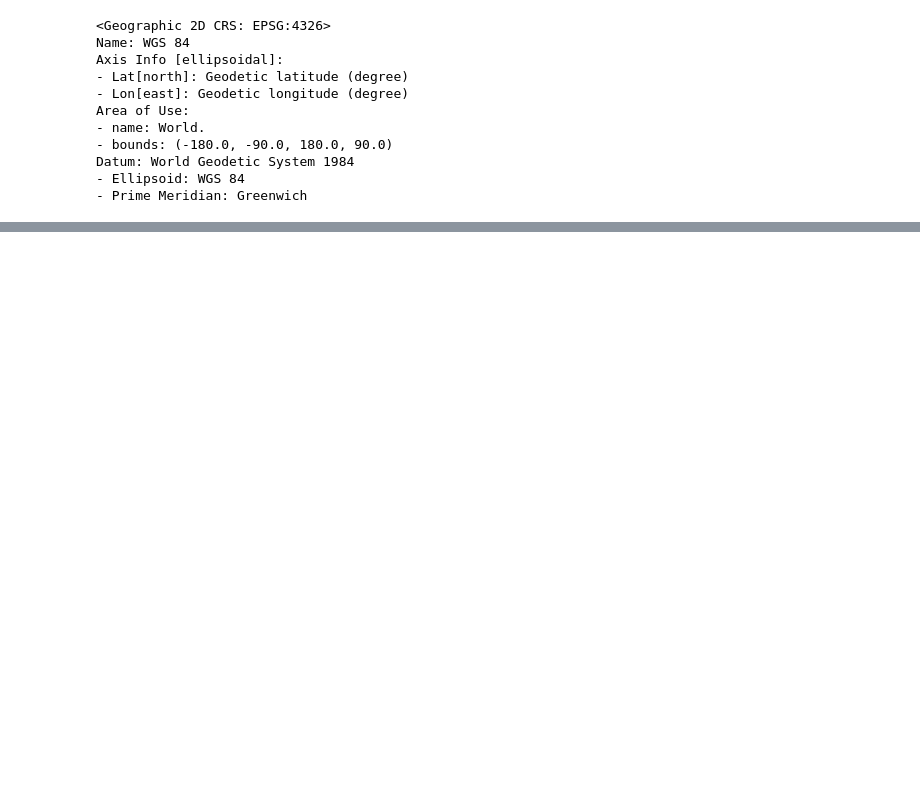
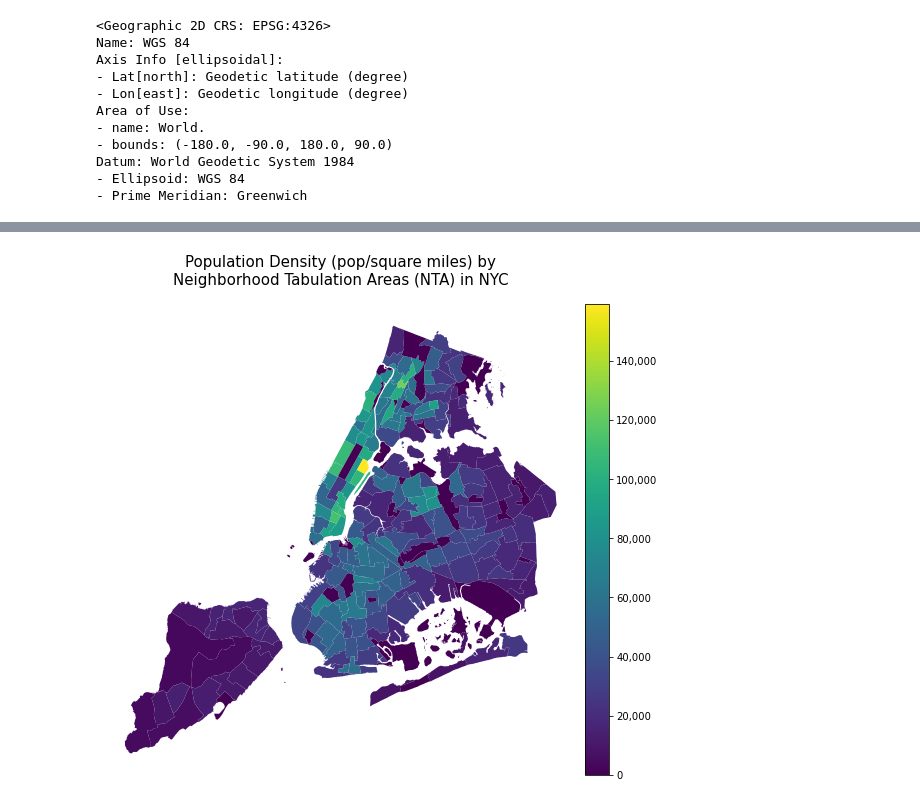
Before and after one commit to Nnyeka/Spatial_Analysis_with_Python, a Jupyter notebook: geospatial_analysis_mapping.ipynb, the cells around one changed output, grey strips where cells are left out. Saved outputs shown, nothing was run; the diff lists cells and outputs as text; code cells hidden in the pictures; blank space fills up the shorter version.

```diff
--- a/Untitled.ipynb
+++ b/geospatial_analysis_mapping.ipynb
@@ -933,0 +1000,30 @@ Datum: World Geodetic System 1984
+# %%
+fig, ax = plt.subplots(figsize=(8,8))
+
+# saving variable to format integers as strings with commas
+comma_fmt = FuncFormatter(lambda x, p: format(int(x), ','))
+
+# resizing the color bar to scale to the plot
+divider = make_axes_locatable(ax)
+cax = divider.append_axes("right", size="5%", pad=0.1)
+
+# plotting 'density (pop/sq_mi)' as a choropleth map
+nta_pop.plot(
+    column='density (pop/sq_mi)',
+    ax=ax, # plotting on the generated axis
+    cax=cax, # legend of the color bar
+    legend=True, # turning on legend
+    legend_kwds={'format':comma_fmt}
+)
+
+# setting title
+ax.set_title(
+    'Population Density (pop/square miles) by\nNeighborhood Tabulation Areas (NTA) in NYC',
+    fontsize=15,
+    pad=20
+)
+
+ax.axis('off')
+plt.tight_layout()
+# %% [output]
+[figure, added]
```
Also changed, not shown: parts of 10 cells of this notebook, 2 other files.
